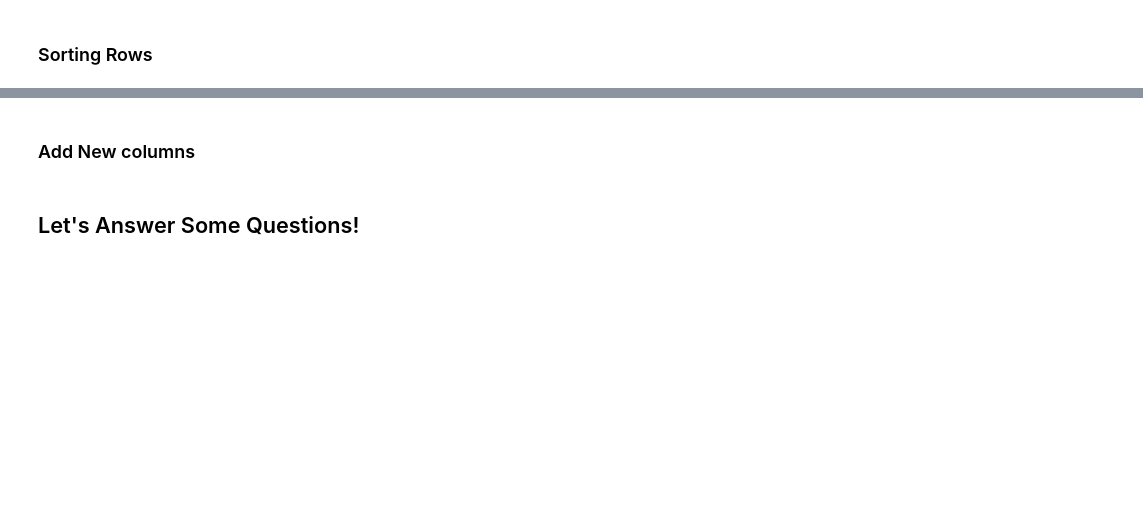
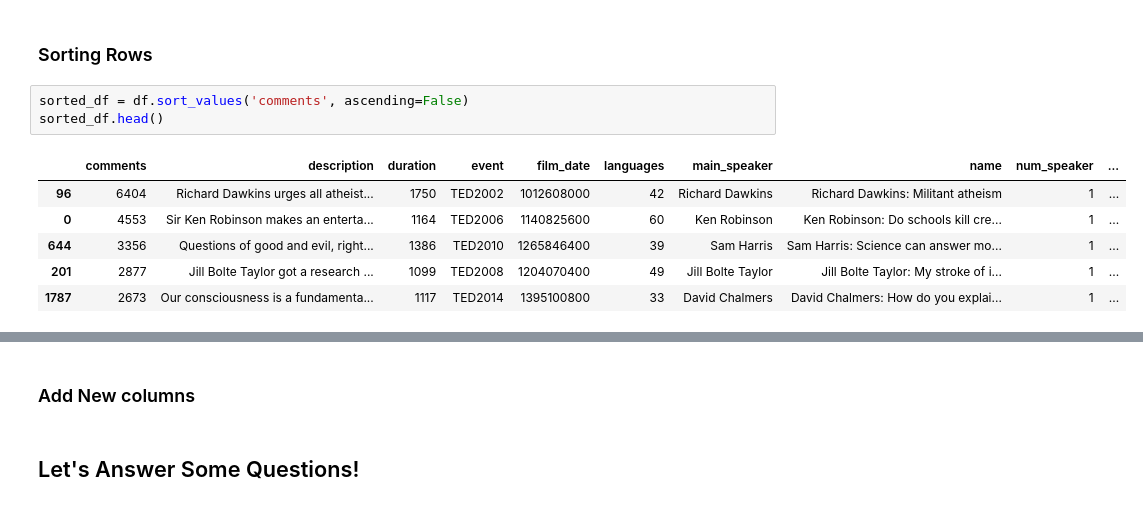
Before and after one commit to youssef-emad/basic_python, a Jupyter notebook: S3_Pandas.ipynb, the cells around one changed output, grey strips where cells are left out. Saved outputs shown, nothing was run; the diff lists cells and outputs as text; blank space fills up the shorter version.

```diff
--- a/S3_Pandas.ipynb
+++ b/S3_Pandas.ipynb
@@ -70,3 +216,13 @@ df.head()
 # %% [markdown]
 ### Sorting Rows
+# %%
+sorted_df = df.sort_values('comments', ascending=False)
+sorted_df.head()
+# %% [output]
+|  | comments | description | duration | event | film_date | languages | main_speaker | name | num_speaker | ... |
+| 96 | 6404 | Richard Dawkins urges all atheist... | 1750 | TED2002 | 1012608000 | 42 | Richard Dawkins | Richard Dawkins: Militant atheism | 1 | ... |
+| 0 | 4553 | Sir Ken Robinson makes an enterta... | 1164 | TED2006 | 1140825600 | 60 | Ken Robinson | Ken Robinson: Do schools kill cre... | 1 | ... |
+| 644 | 3356 | Questions of good and evil, right... | 1386 | TED2010 | 1265846400 | 39 | Sam Harris | Sam Harris: Science can answer mo... | 1 | ... |
+| 201 | 2877 | Jill Bolte Taylor got a research ... | 1099 | TED2008 | 1204070400 | 49 | Jill Bolte Taylor | Jill Bolte Taylor: My stroke of i... | 1 | ... |
+| 1787 | 2673 | Our consciousness is a fundamenta... | 1117 | TED2014 | 1395100800 | 33 | David Chalmers | David Chalmers: How do you explai... | 1 | ... |
 # %%
```
Also changed, not shown: parts of 28 cells of this notebook.
